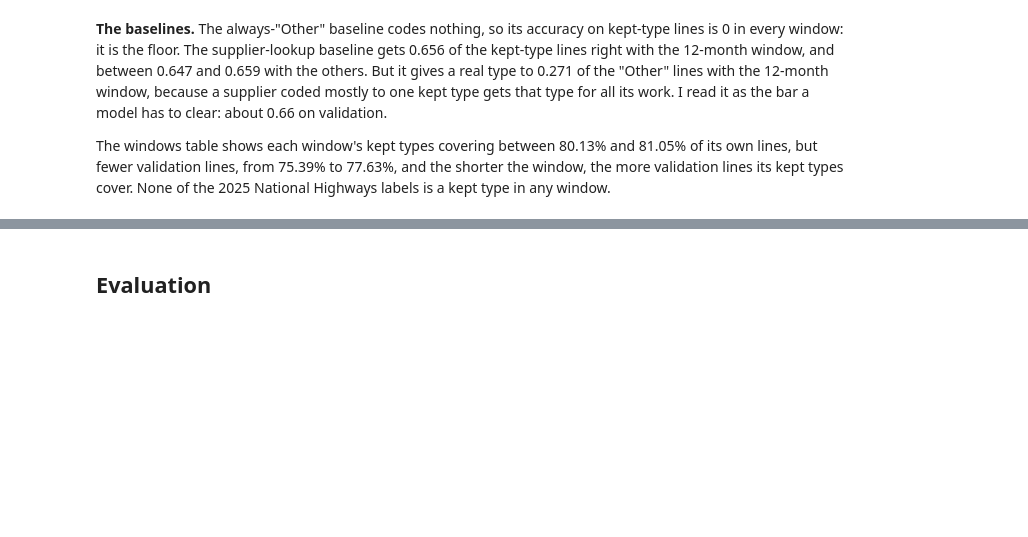
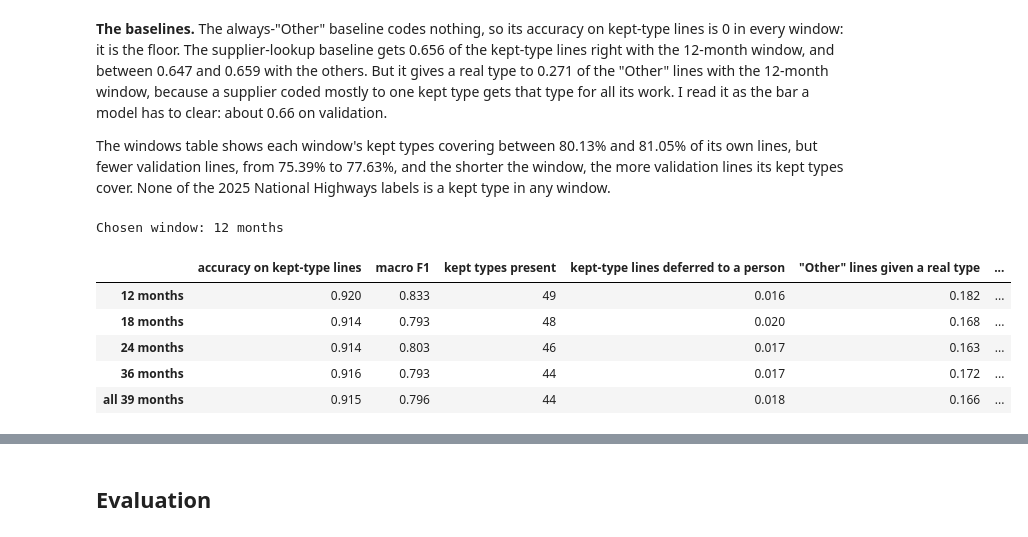
Before and after one commit to PaddyGilliland1/applied-machine-learning-project, a Jupyter notebook: modeling.ipynb, the cells around one changed output, grey strips where cells are left out. Drawn from its saved outputs; the diff is of its cells as text; code cells hidden in the pictures; blank space fills up the shorter version.

```diff
--- a/modeling.ipynb
+++ b/modeling.ipynb
@@ -2356,0 +2430,41 @@ The windows table shows each window's kept types covering between 80.13% and 81.
+# %%
+# I choose the window with logistic regression at C = 10, then choose C on
+# that window. Each window is scored on validation against its own kept
+# types.
+PRIMARY = "accuracy on kept-type lines"
+C_START = 10.0
+X_val = features.loc[validation.index]
+window_models = {}
+rows = {}
+for name, months in WINDOWS.items():
+    in_window = training[window_mask(training, months)]
+    target = to_target(in_window["label"], window_kept[name])
+    truth = to_target(validation["label"], window_kept[name])
+    model, seconds = fit_timed(
+        make_logistic(C_START), features.loc[in_window.index], target
+    )
+    guess = pd.Series(model.predict(X_val), index=validation.index)
+    window_models[name] = model
+    rows[name] = pd.concat(
+        [
+            kept_metrics(truth, guess),
+            pd.Series(
+                {"fit seconds": seconds, "iterations": model[-1].n_iter_[0]}
+            ),
+        ]
+    )
+window_scores = pd.DataFrame(rows).T
+window_scores[COUNTS + ["iterations"]] = window_scores[
+    COUNTS + ["iterations"]
+].astype(int)
+chosen_window = best_by(window_scores, PRIMARY)
+print(f"Chosen window: {chosen_window}")
+window_scores[SHOWN + ["iterations"]]
+# %% [output]
+Chosen window: 12 months
+|  | accuracy on kept-type lines | macro F1 | kept types present | kept-type lines deferred to a person | "Other" lines given a real type | ... |
+| 12 months | 0.920 | 0.833 | 49 | 0.016 | 0.182 | ... |
+| 18 months | 0.914 | 0.793 | 48 | 0.020 | 0.168 | ... |
+| 24 months | 0.914 | 0.803 | 46 | 0.017 | 0.163 | ... |
+| 36 months | 0.916 | 0.793 | 44 | 0.017 | 0.172 | ... |
+| all 39 months | 0.915 | 0.796 | 44 | 0.018 | 0.166 | ... |
```
Also changed, not shown: parts of 10 cells of this notebook.
